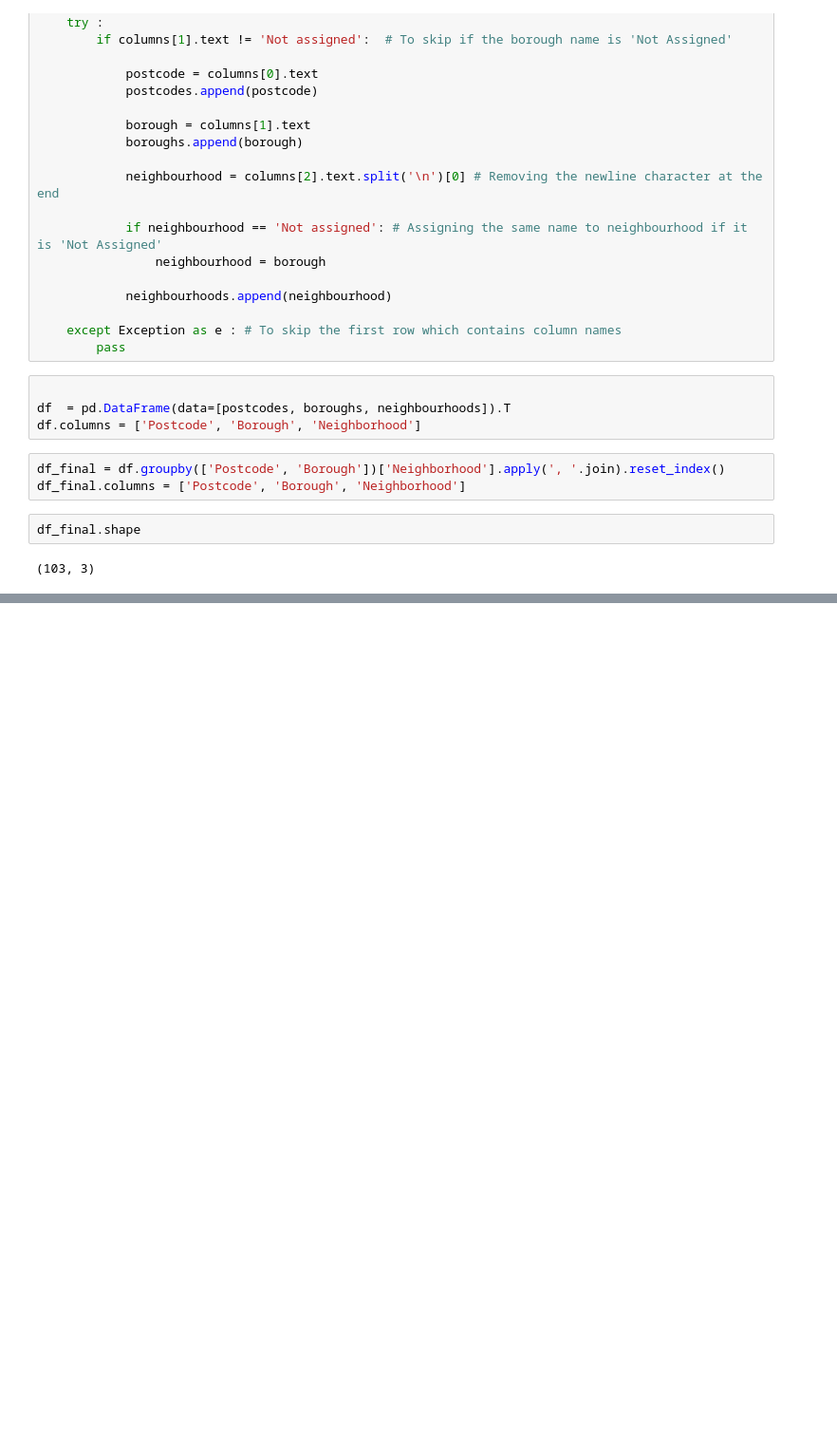
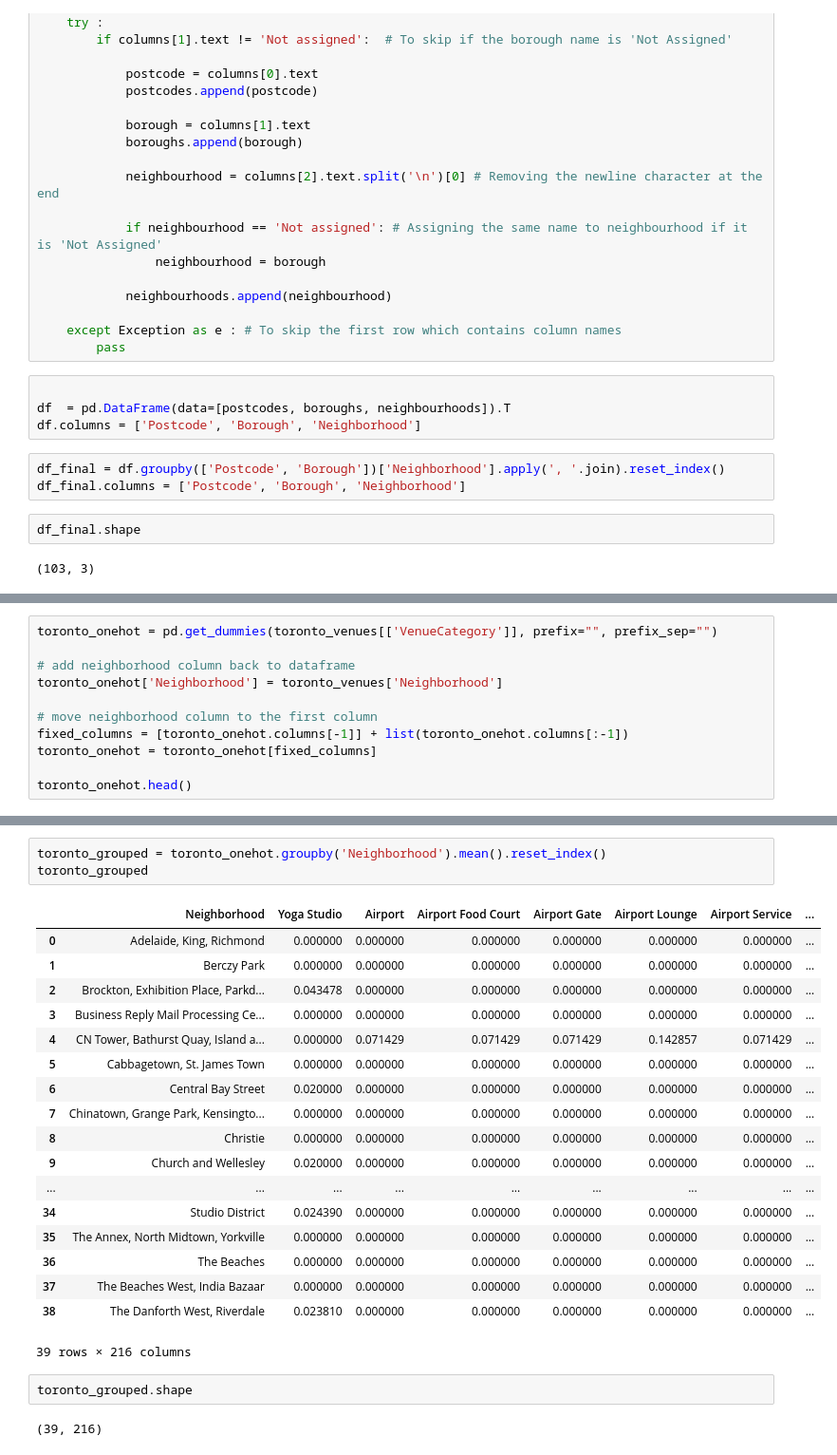
Before and after one commit to jat-in/IBM_Coursera_DataScience_Capstone, a Jupyter notebook: Capstone_WikiExtract.ipynb, the cells around one changed output, grey strips where cells are left out. Shown at 95% size. Drawn from its saved outputs; the diff is of its cells as text; blank space fills up the shorter version.

Commit message:
Published from Watson Studio.

```diff
--- a/Capstone_WikiExtract.ipynb
+++ b/Capstone_WikiExtract.ipynb
@@ -59,0 +256,11 @@ df_final.shape
+# %%
+toronto_onehot = pd.get_dummies(toronto_venues[['VenueCategory']], prefix="", prefix_sep="")
+
+# add neighborhood column back to dataframe
+toronto_onehot['Neighborhood'] = toronto_venues['Neighborhood']
+
+# move neighborhood column to the first column
+fixed_columns = [toronto_onehot.columns[-1]] + list(toronto_onehot.columns[:-1])
+toronto_onehot = toronto_onehot[fixed_columns]
+
+toronto_onehot.head()
@@ -59,0 +275,26 @@ df_final.shape
+# %%
+toronto_grouped = toronto_onehot.groupby('Neighborhood').mean().reset_index()
+toronto_grouped
+# %% [output]
+|  | Neighborhood | Yoga Studio | Airport | Airport Food Court | Airport Gate | Airport Lounge | Airport Service | ... |
+| 0 | Adelaide, King, Richmond | 0.000000 | 0.000000 | 0.000000 | 0.000000 | 0.000000 | 0.000000 | ... |
+| 1 | Berczy Park | 0.000000 | 0.000000 | 0.000000 | 0.000000 | 0.000000 | 0.000000 | ... |
+| 2 | Brockton, Exhibition Place, Parkd... | 0.043478 | 0.000000 | 0.000000 | 0.000000 | 0.000000 | 0.000000 | ... |
+| 3 | Business Reply Mail Processing Ce... | 0.000000 | 0.000000 | 0.000000 | 0.000000 | 0.000000 | 0.000000 | ... |
+| 4 | CN Tower, Bathurst Quay, Island a... | 0.000000 | 0.071429 | 0.071429 | 0.071429 | 0.142857 | 0.071429 | ... |
+| 5 | Cabbagetown, St. James Town | 0.000000 | 0.000000 | 0.000000 | 0.000000 | 0.000000 | 0.000000 | ... |
+| 6 | Central Bay Street | 0.020000 | 0.000000 | 0.000000 | 0.000000 | 0.000000 | 0.000000 | ... |
+| 7 | Chinatown, Grange Park, Kensingto... | 0.000000 | 0.000000 | 0.000000 | 0.000000 | 0.000000 | 0.000000 | ... |
+| 8 | Christie | 0.000000 | 0.000000 | 0.000000 | 0.000000 | 0.000000 | 0.000000 | ... |
+| 9 | Church and Wellesley | 0.020000 | 0.000000 | 0.000000 | 0.000000 | 0.000000 | 0.000000 | ... |
+| ... | ... | ... | ... | ... | ... | ... | ... | ... |
+| 34 | Studio District | 0.024390 | 0.000000 | 0.000000 | 0.000000 | 0.000000 | 0.000000 | ... |
+| 35 | The Annex, North Midtown, Yorkville | 0.000000 | 0.000000 | 0.000000 | 0.000000 | 0.000000 | 0.000000 | ... |
+| 36 | The Beaches | 0.000000 | 0.000000 | 0.000000 | 0.000000 | 0.000000 | 0.000000 | ... |
+| 37 | The Beaches West, India Bazaar | 0.000000 | 0.000000 | 0.000000 | 0.000000 | 0.000000 | 0.000000 | ... |
+| 38 | The Danforth West, Riverdale | 0.023810 | 0.000000 | 0.000000 | 0.000000 | 0.000000 | 0.000000 | ... |
+39 rows × 216 columns
+# %%
+toronto_grouped.shape
+# %% [output]
+(39, 216)
```
Also changed, not shown: parts of 30 cells of this notebook.
